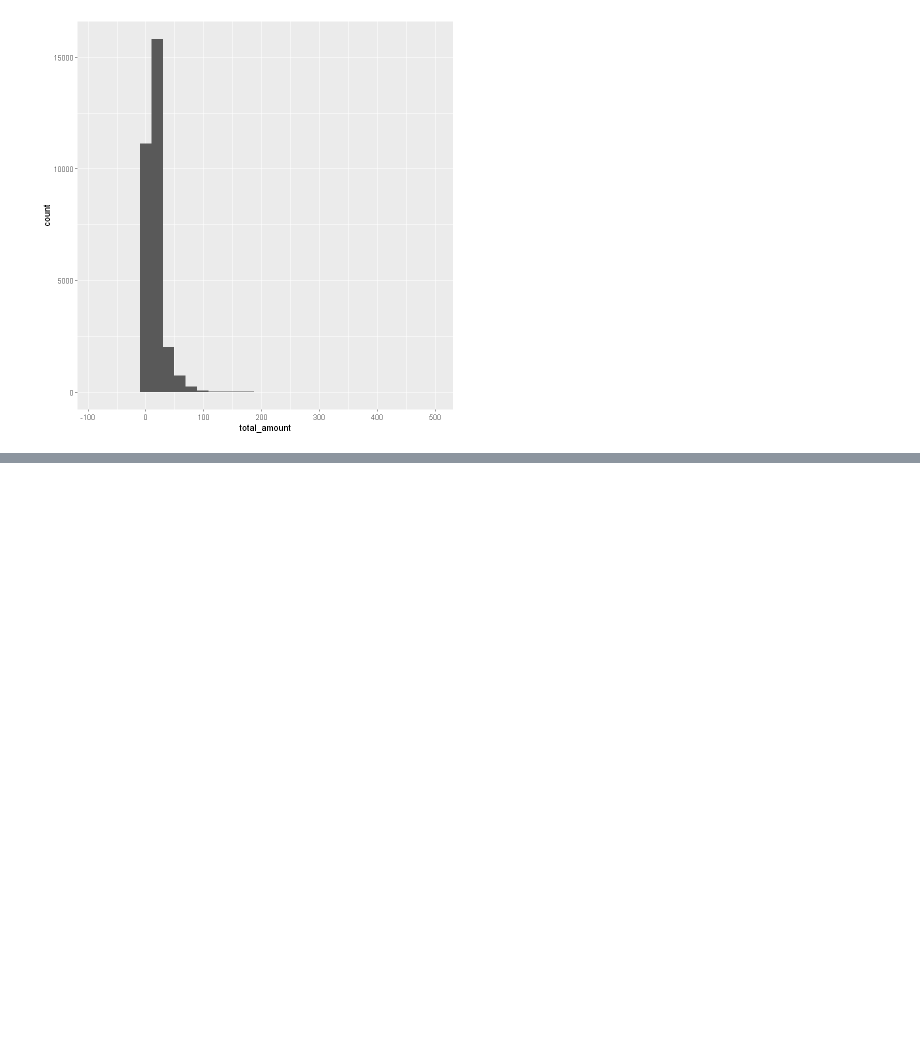
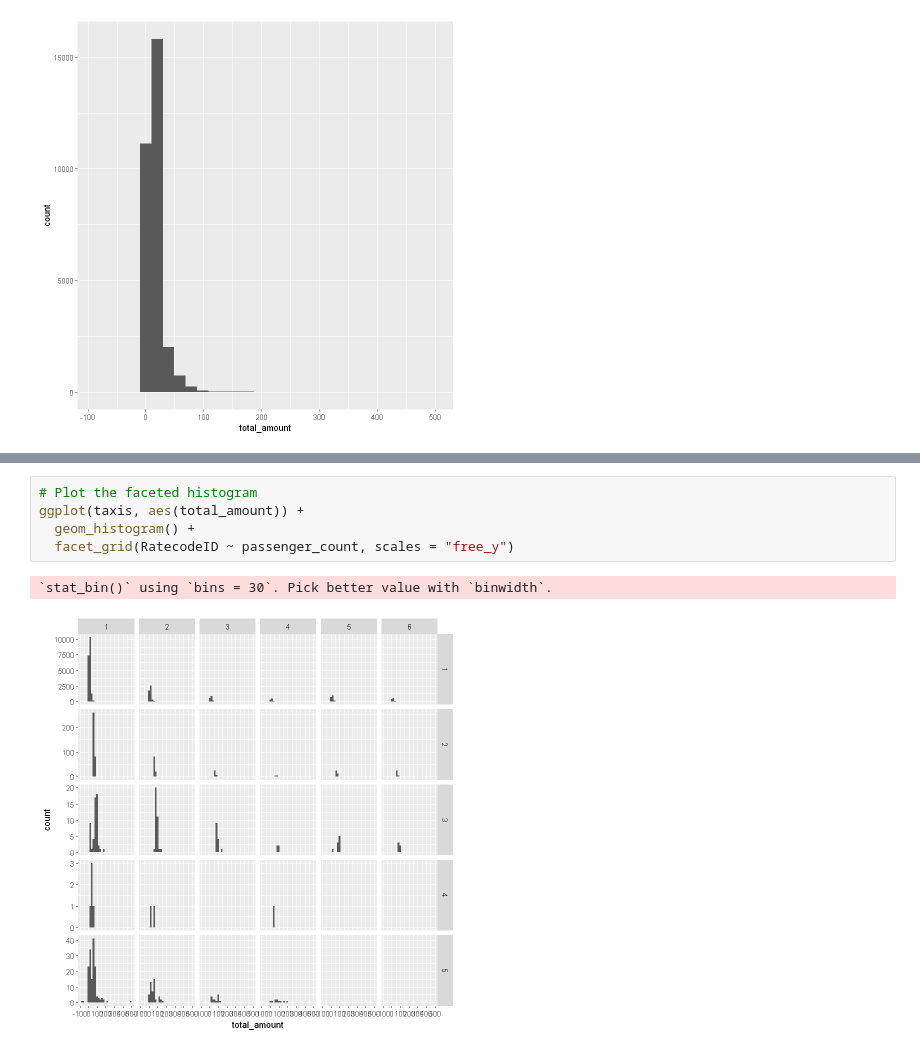
Before and after one commit to dennislamcv1/MSGLOBALSKILLS, a Jupyter notebook: Introduction to R for Data Science/Final Lab.ipynb, the cells around one changed output, grey strips where cells are left out. Drawn from its saved outputs; the diff is of its cells as text; blank space fills up the shorter version.

```diff
--- a/Introduction to R for Data Science/Final Lab.ipynb
+++ b/Introduction to R for Data Science/Final Lab.ipynb
@@ -501,0 +532,8 @@ Warning message:
+# %%
+# Plot the faceted histogram
+ggplot(taxis, aes(total_amount)) +
+  geom_histogram() +
+  facet_grid(RatecodeID ~ passenger_count, scales = "free_y")
+# %% [output]
+`stat_bin()` using `bins = 30`. Pick better value with `binwidth`.
+[figure, added]
```
Also changed, not shown: parts of 9 cells of this notebook.
